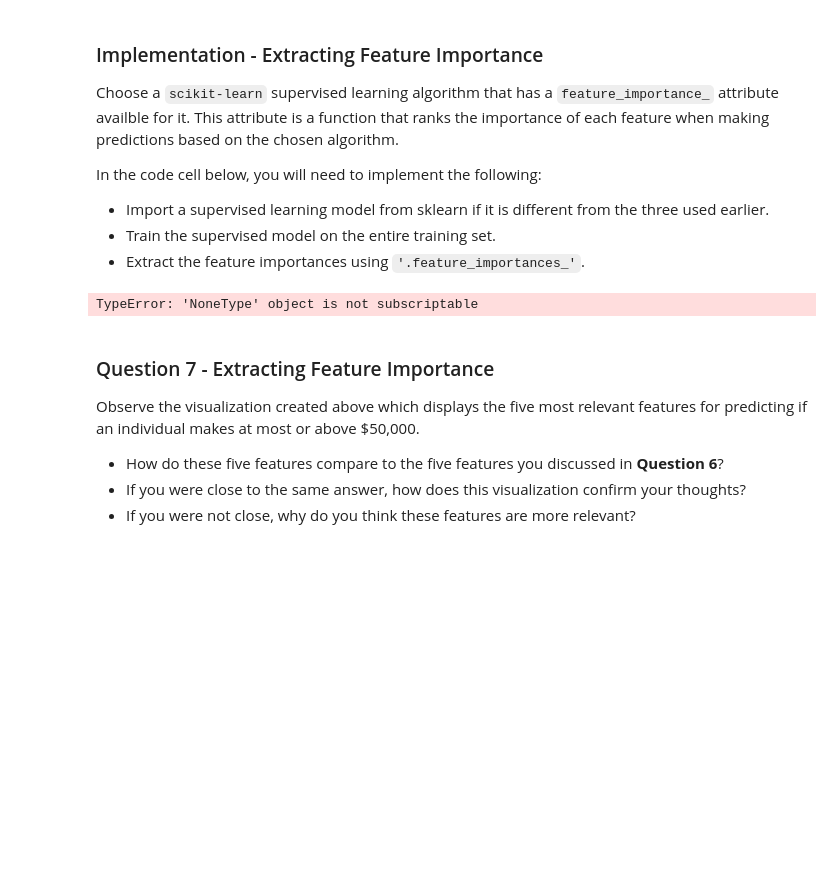
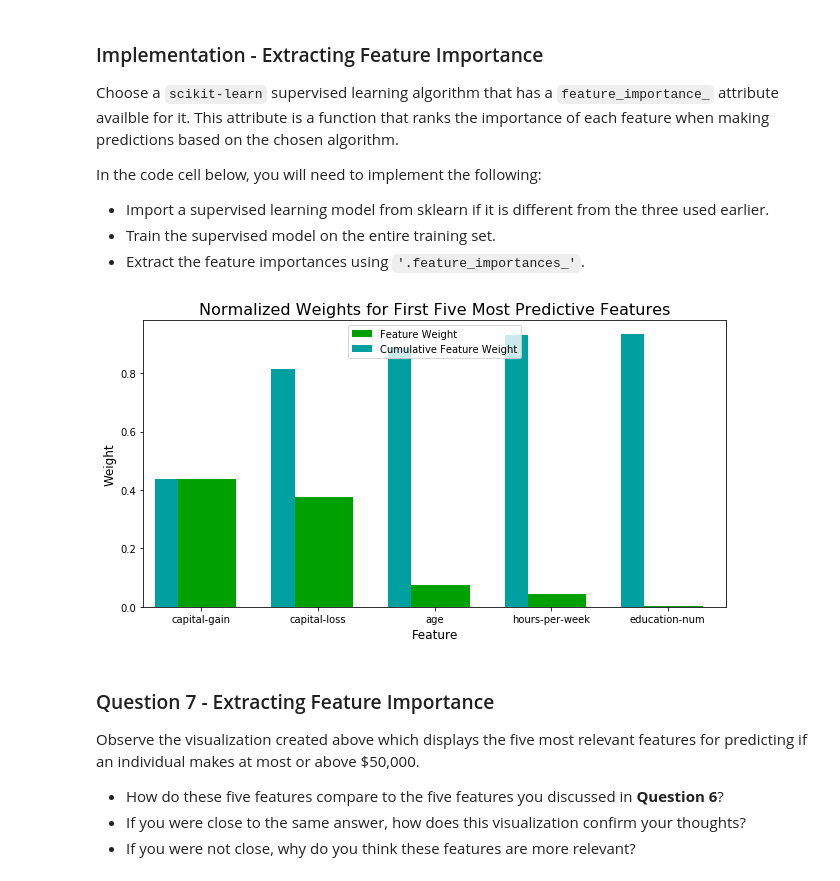
Before and after one commit to marcellovictorino/MLIND_Project1_SupervisedLearning, a Jupyter notebook: finding_donors.ipynb, the cells around one changed output. Drawn from its saved outputs; the diff is of its cells as text; code cells hidden in the pictures; blank space fills up the shorter version.

```diff
--- a/finding_donors.ipynb
+++ b/finding_donors.ipynb
@@ -180,3 +180,6 @@ print('\n',encoded)
 103 total features after one-hot encoding.
 
  ['age', 'education-num', 'capital-gain', 'capital-loss', 'hours-per-week', 'workclass_ Federal-gov', 'workclass_ Local-gov', 'workclass_ Private', 'workclass_ Self-emp-inc', 'workclass_ Self-emp-not- ...
+# %%
+features_final['y'] = income
+features_final.head(2)
@@ -629,5 +678,5 @@ best_clf.get_params()
 # %% [markdown]
 # TODO: add Hyperband implementation for coparison
 # %%
-best_estimator = AdaBoostClassifier(random_state=0, learning_rate=0.1, n_estimators=10_000)
+best_estimator = AdaBoostClassifier(random_state=0, learning_rate=0.5, n_estimators=5_000)
 best_estimator.fit(X_train,y_train)
@@ -682,17 +734,17 @@ In the code cell below, you will need to implement the following:
 # %%
 # TODO: Import a supervised learning model that has 'feature_importances_'
 
 
 # TODO: Train the supervised model on the training set using .fit(X_train, y_train)
-model = None
+# model = best_estimator
 
 # TODO: Extract the feature importances using .feature_importances_
-importances = None
+importances = best_estimator.feature_importances_
 
 # Plot
 vs.feature_plot(importances, X_train, y_train)
 # %% [output]
-TypeError: 'NoneType' object is not subscriptable
+[figure, added]
 # %% [markdown]
 ### Question 7 - Extracting Feature Importance
 
```
Also changed, not shown: parts of 7 cells of this notebook.
